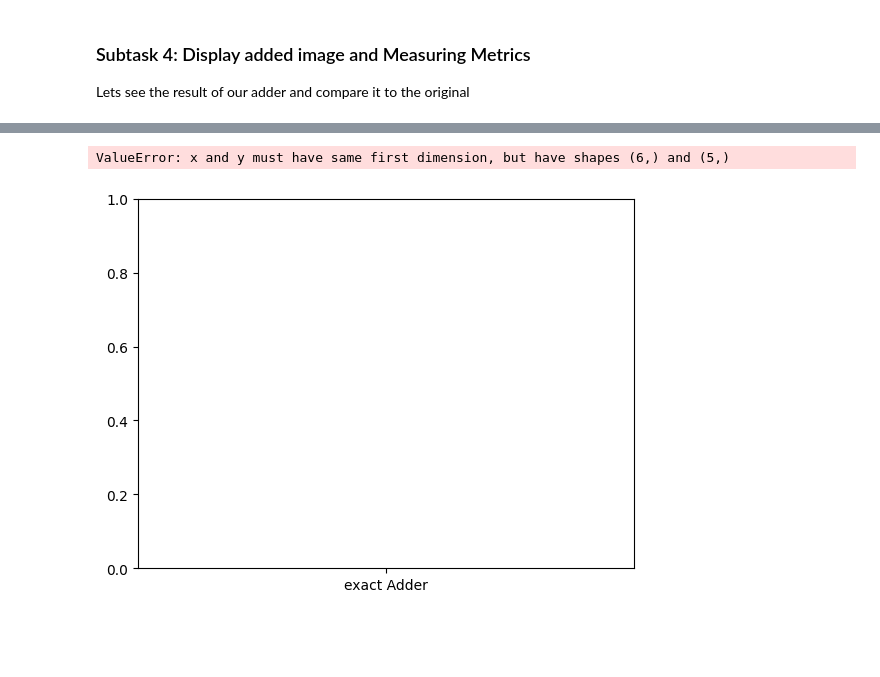
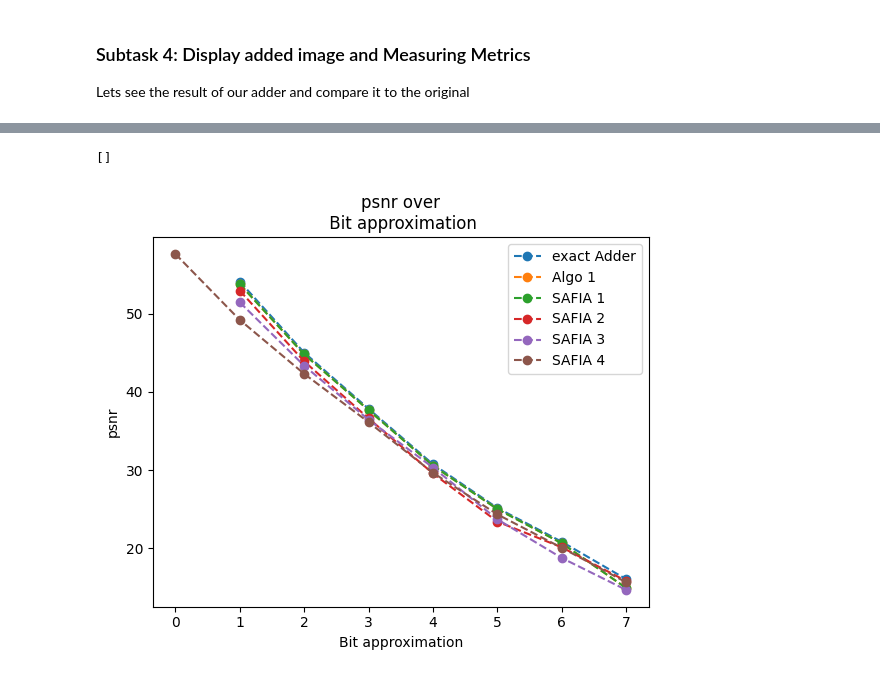
Before and after one commit to fsengi/epcExercise, a Jupyter notebook: ex05/Energy Consumption of einstein exact adder/Energy Consumption of einstein exact adder/Exercise 5.ipynb, the cells around one changed output, grey strips where cells are left out. Cells and saved outputs as stored; diff of their text form; code cells hidden in the pictures; blank space fills up the shorter version.

```diff
--- a/ex05/Energy Consumption of einstein exact adder/Energy Consumption of einstein exact adder/Exercise 5.ipynb
+++ b/ex05/Energy Consumption of einstein exact adder/Energy Consumption of einstein exact adder/Exercise 5.ipynb
@@ -220,7 +239,7 @@ The `MyNbitAdder` function is designed to perform N-bit addition, where the lowe
 This function allows users to perform N-bit addition with a customizable threshold (`approx_until`) to switch between the approximate and exact adders. Adjust the threshold as needed for specific requirements.
 # %%
 #In 8 bit adder, lower 3 bits are implemented with approximate adder and rest of the with exact adder
-def MyNbitAdder(a,b, approx):
+def MyNbitAdder(a,b, Algo, Bit):
     #convert to binary and cut off the first two indices (they dont belong to the number but indicate that it is binary)
     a_bin, b_bin = bin(a)[2:] , bin(b)[2:]
 
@@ -238,17 +257,16 @@ def MyNbitAdder(a,b, approx):
     total_sum   = 0
 
     #############################################
-    approx_until = 1 #change this if u want to approximate the first bits by an approximate adder
+    approx_until = Bit #change this if u want to approximate the first bits by an approximate adder
     #############################################
 
     #we want to do a bitwise addition
     count = 0
     total_energy = 0
     for index, (bit1, bit2) in enumerate( zip(rev_a, rev_b) ):
-        if index < approx_until:
+        if index <= approx_until:
             #use approx_adder
-            ###### Note that _energy consumption has not been implemented in ApproxAdder! ######
-            sum_element, carry_over, _energy = ApproxAdder(int(bit1), int(bit2), int(carry_over), approx)
+            sum_element, carry_over, _energy = ApproxAdder(int(bit1), int(bit2), int(carry_over), Algo)
         else:
             #use exact_adder
             sum_element, carry_over, _energy = ExactAdder(int(bit1), int(bit2), int(carry_over))
@@ -261,5 +279,5 @@ def MyNbitAdder(a,b, approx):
     total_sum += pow(2,index+1)*carry_over
     return total_sum, count, total_energy #total energy in pJ!
 
-print(MyNbitAdder(512,512, 0))
+print(MyNbitAdder(512,512, "Algo 1",4))
 # %% [output]
@@ -289,7 +307,7 @@ This function allows users to add two images pixel-wise using the custom N-bit a
 # %%
 # Function that addes two images
 max_Nbit_adder = np.zeros(Y_einstein.shape) ## maximum bit of adders required to add two decimal values
-def MyAdder(f,g, approx):
+def MyAdder(f,g, Algo, Bit):
     total_energy = 0
 
     f=np.array(f).astype(int)
@@ -299,7 +317,7 @@ def MyAdder(f,g, approx):
     for i in range(f.shape[0]):
         for j in range(f.shape[1]):
             #we will use a custom adding function
-            res[i, j], max_Nbit_adder[i, j], _energy = MyNbitAdder(f[i,j],g[i,j], approx)
+            res[i, j], max_Nbit_adder[i, j], _energy = MyNbitAdder(f[i,j],g[i,j], Algo, Bit)
             total_energy += _energy
     return res, max_Nbit_adder, total_energy
 # %% [markdown]
@@ -334,0 +392,10 @@ KeyboardInterrupt:
+# %%
+# plot ssid over approximation of different amount of Bits and algorithms
+for indexalgo, algo in enumerate(algo_list):
+    plt.plot(loaded_dict[algo]["ssi"],"x--",  label=algo)
+    plt.title(f"ssid over\n Bits approximated")
+    plt.xlabel("Bit approximated")
+    plt.ylabel("ssid")
+
+plt.legend()
+plt.plot()
@@ -335,9 +405,14 @@ KeyboardInterrupt:
 # %%
-plt.plot(nameApprox_list, ssi_list, marker='o')
-plt.xlabel('Names')
-plt.ylabel('Values')
-plt.title('Line Plot with Names as X Values')
-plt.show()
+# peak signal to noice ratio over different amount of Bits and algorithms
+for indexalgo, algo in enumerate(algo_list):
+    plt.plot(loaded_dict[algo]["psnr"],"o--",  label=algo)
+    plt.title(f"psnr over\n Bit approximation")
+    plt.xlabel("Bit approximation")
+    plt.ylabel("psnr")
+
+
+plt.legend()
+plt.plot()
 # %% [output]
-ValueError: x and y must have same first dimension, but have shapes (6,) and (5,)
+[]
-[figure, old version]
+[figure, new version]
```
Also changed, not shown: parts of 8 cells of this notebook, 1 other file.
